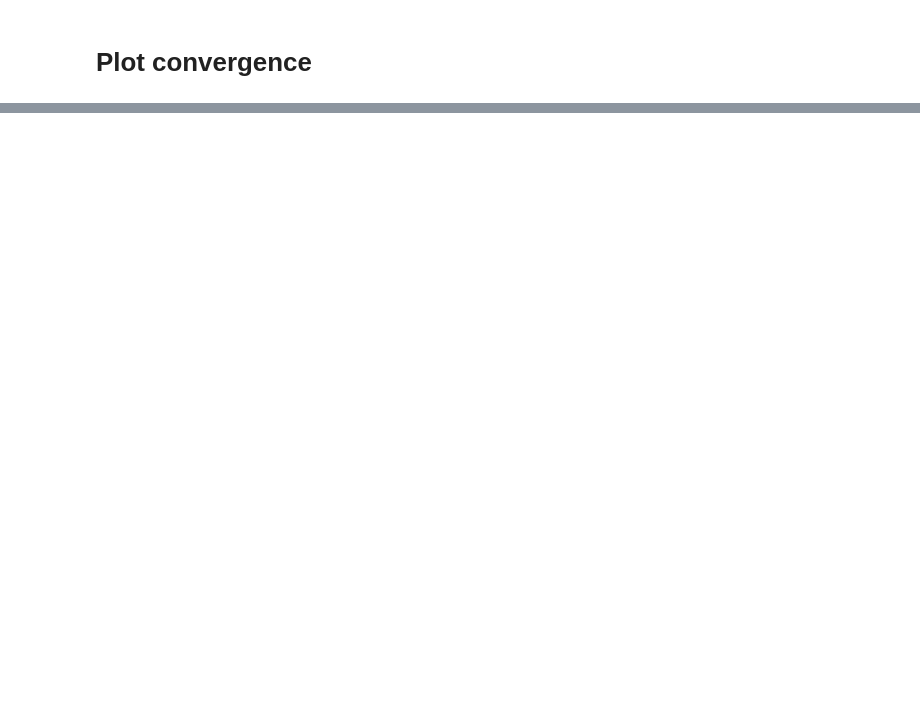
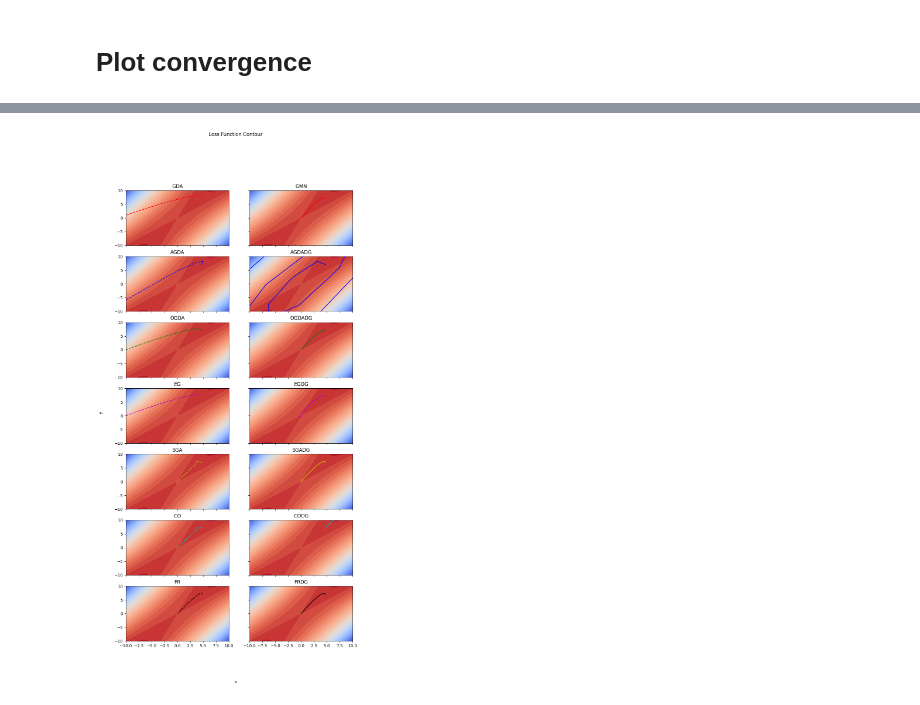
Before and after one commit to 54nd339/ML_DA, a Jupyter notebook: GAN/GAN.ipynb, the cells around one changed output, grey strips where cells are left out. Saved outputs shown, nothing was run; the diff lists cells and outputs as text; code cells hidden in the pictures; blank space fills up the shorter version.

```diff
--- a/GAN/GAN.ipynb
+++ b/GAN/GAN.ipynb
@@ -292,22 +476,2 @@ plt.show()
 # %% [markdown]
 # Plot convergence
-# %%
-# Plot loss vs iteration for each algorithm in the same plot but different subplots
-fig, ax = plt.subplots(1, 1)
-ax.set_xlabel('Iteration')
-ax.set_ylabel('Loss')
-ax.set_title('Loss vs Iteration')
-
-ax.plot(gda_vals[:,2], 'r--', label='GDA')
-ax.plot(ogda_vals[:,2], 'g--', label='OGDA')
-ax.plot(eg_vals[:,2], 'm--', label='EG')
-ax.plot(sga_vals[:,2], 'y--', label='SGA')
-ax.plot(co_vals[:,2], 'c--', label='CO')
-# ax.plot(usgd_vals[:,2], 'w--', label='USGD')
-ax.plot(fr_vals[:,2], 'k--', label='FR')
-# ax.plot(hgd_vals[:,2], 'r', label='HGD')
-ax.plot(gmn_vals[:,2], 'b--', label='GMN')
-
-ax.legend()
-ax.set_ylim(-20, 20)
-plt.show()
@@ -315,0 +568,71 @@ plt.show()
+# %%
+equations = ['-3x^2 - y^2 + 4xy', '3x^2 + y^2 + 4xy',
+             '(4x^2 - (y-3x+0.05x^3)^2 - 0.1y^4)*e^(-0.01(x^2+y^2))',
+             '((0.3x^2 + y)^2 + (0.1y^2 + x)^2)*e^(-0.01(x^2+y^2))',
+             'ln(1+e^x) + 3xy - ln(1+e^y)']
+seeds = [[4.75,7.0], [4.75,7.0], [5.0,5.0], [5.0,5.0], [5.0,5.0], [5.0,5.0]]
+lims = [[[-10, 10], [-10, 10]],
+        [[-10, 10], [-10, 10]],
+        [[-8, 8], [-8, 8]],
+        [[-7.5, 7.5], [0, 15]],
+        [[-10, 10], [-10, 10]],
+        [[-10,10], [-10,10]]]
+
+# seeds = [[1.5,0.5], [1.5,0.5], [1.5,0.5], [5.0,5.0], [5.0,5.0]]
+# lims = [[[-5, 5], [-5, 5]],
+#         [[-5, 5], [-5, 5]],
+#         [[-5, 5], [-5, 5]],
+#         [[-7.5, 7.5], [0, 15]],
+#         [[-10, 10], [-10, 10]]]
+
+iter = 1000
+loss_lims = [[-10, 20], [-10, 10], [-10, 20], [60, 90], [-20, 20]]
+
+for i in range(len(equations)):
+        x, y = seeds[i]
+        lr = 0.05
+        equation = i
+        xlims, ylims = lims[i]
+        llims = loss_lims[i]
+        vals = []
+
+        print(f'\nEquation {i}: {equations[i]}')
+        gda_vals = GDA(x, y, lr, iter, equation)
+        vals.append(check_convergence(gda_vals, 'gda', equation, x, y))
+        agda_vals = AGDA(x, y, lr, iter, equation)
+        vals.append(check_convergence(agda_vals, 'agda', equation, x, y))
+        ogda_vals = OGDA(x, y, lr, iter, equation)
+        vals.append(check_convergence(ogda_vals, 'ogda', equation, x, y))
+        eg_vals = EG(x, y, lr, iter, equation)
+        vals.append(check_convergence(eg_vals, 'eg', equation, x, y))
+        sga_vals = SGA(x, y, lr, iter, equation)
+        vals.append(check_convergence(sga_vals, 'sga', equation, x, y))
+        co_vals = CO(x, y, lr, iter, equation)
+        vals.append(check_convergence(co_vals, 'co', equation, x, y))
+        # usgd_vals = USGD(x, y, lr, iter, equation)
+        # vals.append(check_convergence(usgd_vals, 'usgd', equation, x, y))
+        fr_vals = FR(x, y, lr, iter, equation)
+        vals.append(check_convergence(fr_vals, 'fr', equation, x, y))
+
+        gmn_vals = GMN(x, y, lr, iter, equation)
+        vals.append(check_convergence(gmn_vals, 'gmn', equation, x, y))
+        agdadg_vals = AGDADG(x, y, lr, iter, equation)
+        vals.append(check_convergence(agdadg_vals, 'agdadg', equation, x, y))
+        ogdadg_vals = OGDADG(x, y, lr, iter, equation)
+        vals.append(check_convergence(ogdadg_vals, 'ogdadg', equation, x, y))
+        egdg_vals = EGDG(x, y, lr, iter, equation)
+        vals.append(check_convergence(egdg_vals, 'egdg', equation, x, y))
+        sgadg_vals = SGADG(x, y, lr, iter, equation)
+        vals.append(check_convergence(sgadg_vals, 'sgadg', equation, x, y))
+        codg_vals = CODG(x, y, lr, iter, equation)
+        vals.append(check_convergence(codg_vals, 'codg', equation, x, y))
+        # usgddg_vals = USGDDG(x, y, lr, iter, equation)
+        # vals.append(check_convergence(usgddg_vals, 'usgddg', equation, x, y))
+        frdg_vals = FRDG(x, y, lr, iter, equation)
+        vals.append(check_convergence(frdg_vals, 'frdg', equation, x, y))
+
+        plot_paths(vals, equation, xlims, ylims)
+        plot_3d(vals, equation, xlims, ylims, llims)
+        plot_loss(vals, llims)
+        # derive_table(vals, equation)
+# %% [output]
@@ -315,0 +660 @@ plt.show()
+[figure, added]
```
Also changed, not shown: parts of 40 cells of this notebook, 33 other files.
